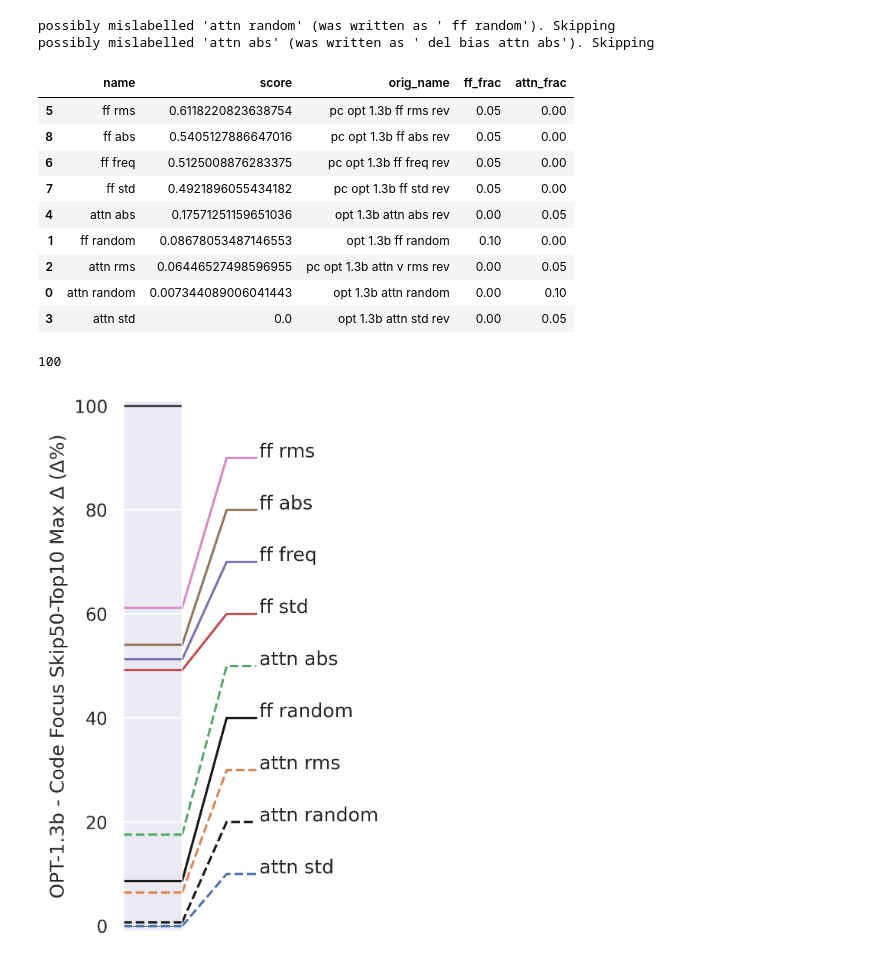
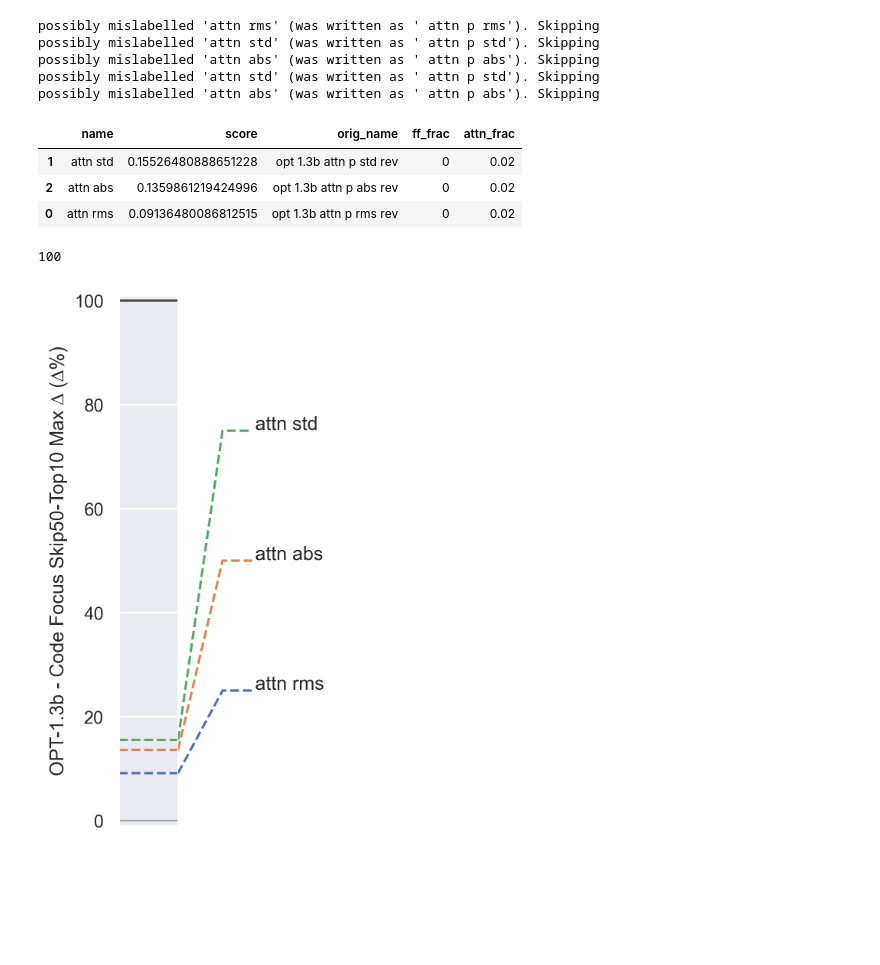
Before and after one commit to nickypro/separability, a Jupyter notebook: examples/analyse-methods.ipynb, the cells around one changed output. Saved outputs shown, nothing was run; the diff lists cells and outputs as text; code cells hidden in the pictures; blank space fills up the shorter version.

```diff
--- a/examples/analyse-methods.ipynb
+++ b/examples/analyse-methods.ipynb
@@ -262,7 +262,7 @@ def plot_technique_comparison(runs_filtered, scale=1.0, **kwargs):
         #    continue
         if name.lower().strip() != gen_name.lower().strip():
             print(f"possibly mislabelled '{gen_name}' (was written as '{name}'). Skipping")
-            continue
+        #    continue
 
         seen[gen_name].append( (score, r.run.name, c["ff_frac"], c["attn_frac"]) )
 
@@ -277,6 +277,8 @@ def plot_technique_comparison(runs_filtered, scale=1.0, **kwargs):
             "attn_frac": attn_frac,
         }
         df = df_append(df, new_data)
+    if len(df) == 0:
+        return None
     df = df.sort_values(by="score", ascending=False)
     display(df)
     l = len(df)
@@ -346,10 +348,12 @@ for run in _runs:
     runs_filtered.append(run.url)
 
 scale = 100
-fig, (ax1, ax2) = plot_technique_comparison(runs_filtered, scale)
-ax1.set_ylim(-0.01*scale, 1.01*scale)
-ax2.set_ylim(-0.01*scale, 1.01*scale)
-#ax2.text( 1, -0.55, "Code Cripple", ha="right", va="top")
-ax2.set_ylabel(f"Galactica 1.3B - Code {cripple_or_focus} Skip50-Top10 Max ∆ (∆%)")
+plot_out = plot_technique_comparison(runs_filtered, scale)
+if plot_out is not None:
+    fig, (ax1, ax2) = plot_out
+    ax1.set_ylim(-0.01*scale, 1.01*scale)
+    ax2.set_ylim(-0.01*scale, 1.01*scale)
+    #ax2.text( 1, -0.55, "Code Cripple", ha="right", va="top")
+    ax2.set_ylabel(f"Galactica 1.3B - Code {cripple_or_focus} Skip50-Top10 Max ∆ (∆%)")
 
-plt.show()
+    plt.show()
@@ -408,8 +395,10 @@ for run in _runs:
     runs_filtered.append(run.url)
 
 scale = 100
-fig, (ax1, ax2) = plot_technique_comparison(runs_filtered, scale)
-ax1.set_ylim(-0.01*scale, 1.01*scale)
-ax2.set_ylim(-0.01*scale, 1.01*scale)
-ax2.set_ylabel(f"Pythia 1.4B - Code {cripple_or_focus} Skip50-Top10 Max ∆ (∆%)")
-plt.show()
+plot_out = plot_technique_comparison(runs_filtered, scale)
+if plot_out is not None:
+    fig, (ax1, ax2) = plot_out
+    ax1.set_ylim(-0.01*scale, 1.01*scale)
+    ax2.set_ylim(-0.01*scale, 1.01*scale)
+    ax2.set_ylabel(f"Pythia 1.4B - Code {cripple_or_focus} Skip50-Top10 Max ∆ (∆%)")
+    plt.show()
@@ -438,6 +414,7 @@ for run in _runs:
         continue
     #if not "pc" in run.name:
     #    continue
+    print(run.name)
     if not "model_size" in run.config:
         print(run.name)
         continue
@@ -451,47 +428,46 @@ for run in _runs:
         continue
     if "sqrt" in run.name:
         continue
     if _reverse and "attn h" in run.name:
         continue
     #if "svd" in run.name and "attn h" in run.name:
     #    continue
     #if "attn" in run.name and False and \
     #        not ("attn v" in run.name or "attn h" in run.name):
     #    continue
     if not run.config["model_size"] == "facebook/opt-1.3b":
         continue
     if " L" in run.name:
         continue
     if run.name in [
             "gal 1.3b del bias attn abs",
             "gal 1.3b attn",
             "gal 1.3b both old",
             "gal 1.3b both svd-b",
             "gal 1.3b ff",
         ]:
         continue
     #print(run.name, run.config.items())
     runs_filtered.append(run.url)
 
 scale = 100
-fig, (ax1, ax2) = plot_technique_comparison(runs_filtered, scale)
-ax1.set_ylim(-0.01*scale, 1.01*scale)
-ax2.set_ylim(-0.01*scale, 1.01*scale)
-ax2.set_ylabel(f"OPT-1.3b - Code {cripple_or_focus} Skip50-Top10 Max ∆ (∆%)")
+plot_out = plot_technique_comparison(runs_filtered, scale)
+if plot_out is not None:
+    fig, (ax1, ax2) = plot_out
+    ax1.set_ylim(-0.01*scale, 1.01*scale)
+    ax2.set_ylim(-0.01*scale, 1.01*scale)
+    ax2.set_ylabel(f"OPT-1.3b - Code {cripple_or_focus} Skip50-Top10 Max ∆ (∆%)")
 
-plt.show()
+    plt.show()
 # %% [output]
-possibly mislabelled 'attn random' (was written as ' ff random'). Skipping
-possibly mislabelled 'attn abs' (was written as ' del bias attn abs'). Skipping
+possibly mislabelled 'attn rms' (was written as ' attn p rms'). Skipping
+possibly mislabelled 'attn std' (was written as ' attn p std'). Skipping
+possibly mislabelled 'attn abs' (was written as ' attn p abs'). Skipping
+possibly mislabelled 'attn std' (was written as ' attn p std'). Skipping
+possibly mislabelled 'attn abs' (was written as ' attn p abs'). Skipping
 |  | name | score | orig_name | ff_frac | attn_frac |
-| 5 | ff rms | 0.6118220823638754 | pc opt 1.3b ff rms rev | 0.05 | 0.00 |
-| 8 | ff abs | 0.5405127886647016 | pc opt 1.3b ff abs rev | 0.05 | 0.00 |
-| 6 | ff freq | 0.5125008876283375 | pc opt 1.3b ff freq rev | 0.05 | 0.00 |
-| 7 | ff std | 0.4921896055434182 | pc opt 1.3b ff std rev | 0.05 | 0.00 |
-| 4 | attn abs | 0.17571251159651036 | opt 1.3b attn abs rev | 0.00 | 0.05 |
-| 1 | ff random | 0.08678053487146553 | opt 1.3b ff random | 0.10 | 0.00 |
-| 2 | attn rms | 0.06446527498596955 | pc opt 1.3b attn v rms rev | 0.00 | 0.05 |
-| 0 | attn random | 0.007344089006041443 | opt 1.3b attn random | 0.00 | 0.10 |
-| 3 | attn std | 0.0 | opt 1.3b attn std rev | 0.00 | 0.05 |
+| 1 | attn std | 0.15526480888651228 | opt 1.3b attn p std rev | 0 | 0.02 |
+| 2 | attn abs | 0.1359861219424996 | opt 1.3b attn p abs rev | 0 | 0.02 |
+| 0 | attn rms | 0.09136480086812515 | opt 1.3b attn p rms rev | 0 | 0.02 |
 100
-[figure, old version]
+[figure, new version]
```
Also changed, not shown: parts of 5 cells of this notebook.
